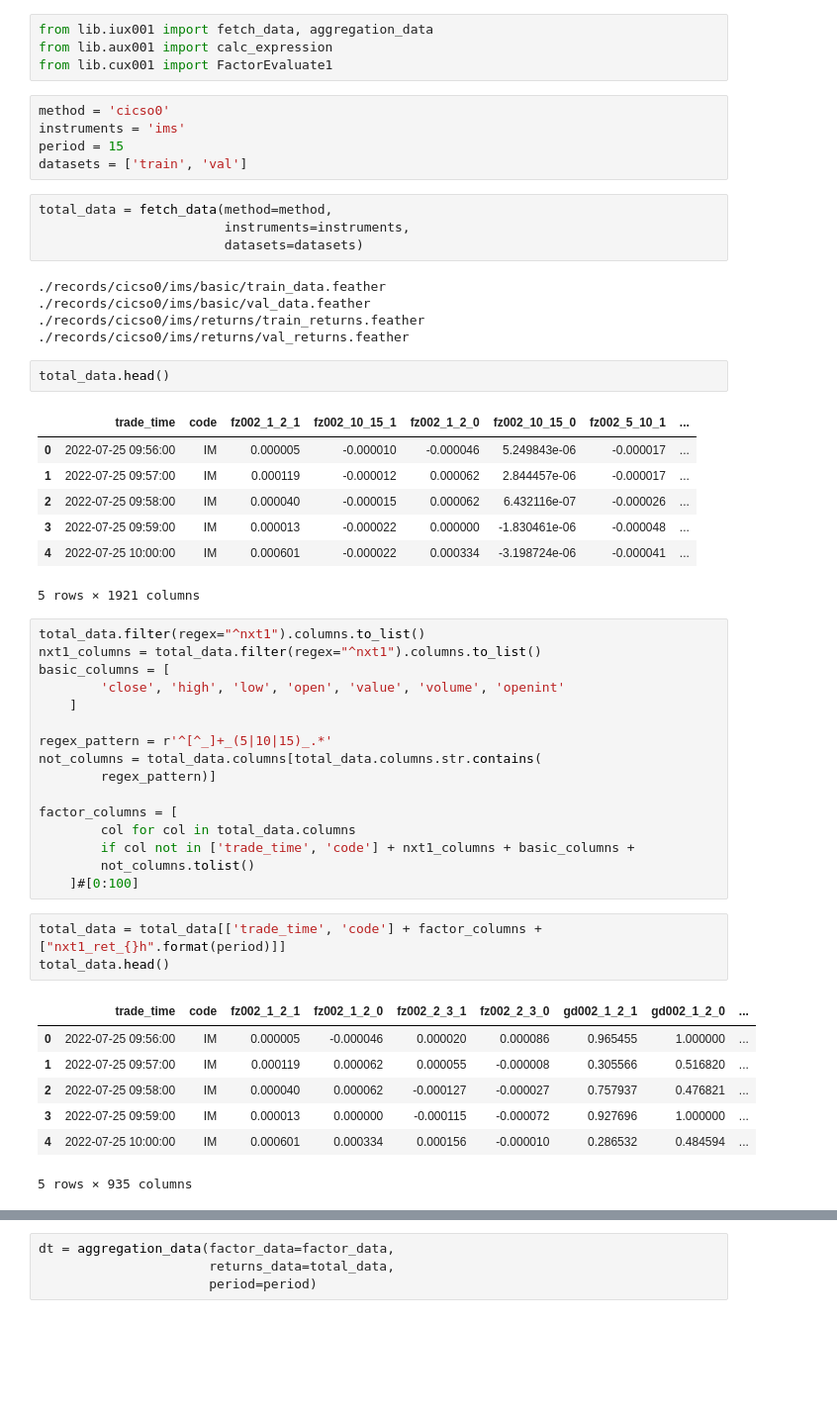
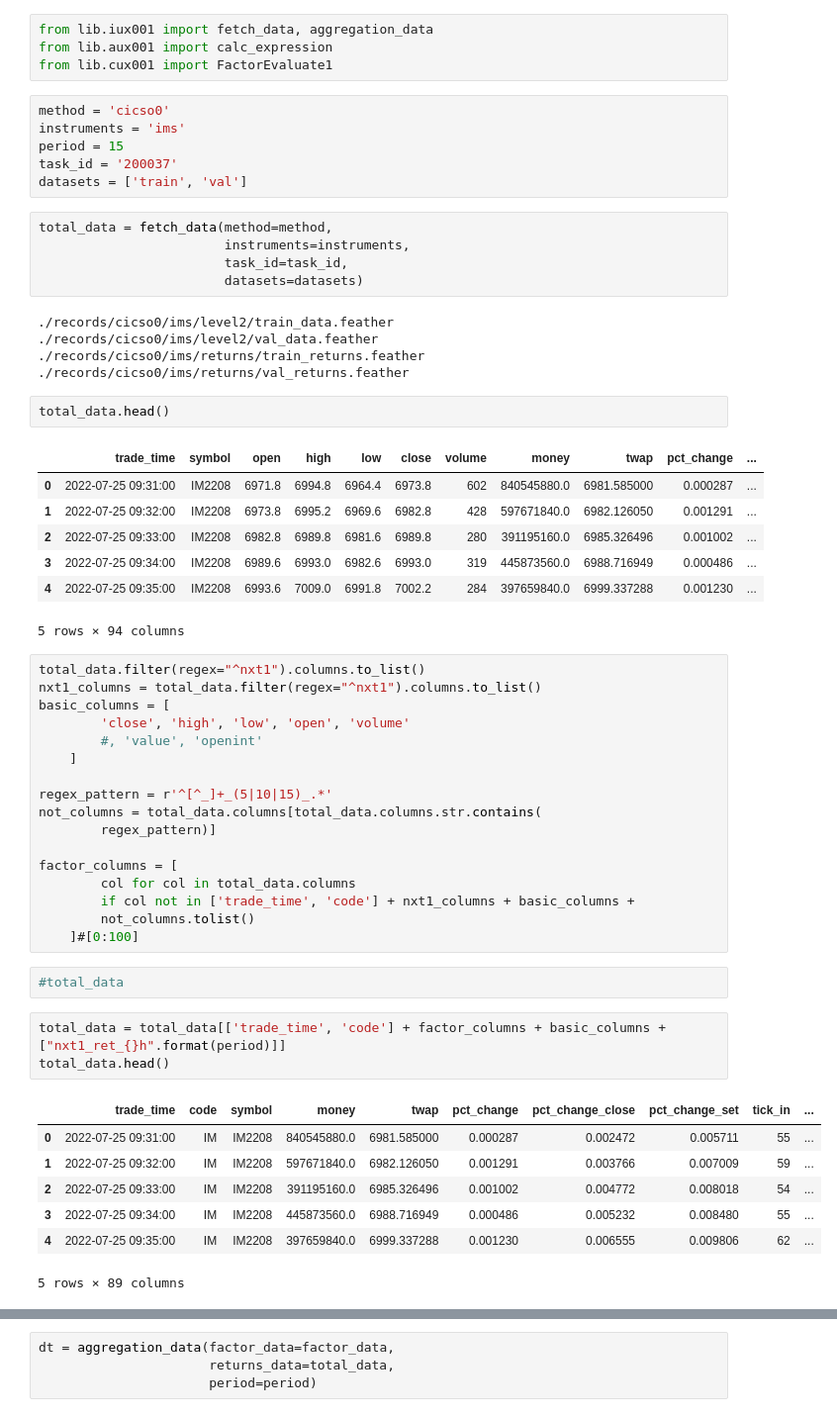
Before and after one commit to flaght/Chrono, a Jupyter notebook: genuis/mizar/20.1.1.公式化因子绩效.ipynb, the cells around one changed output, grey strips where cells are left out. Shown: that part at 99% size. Cells and saved outputs as stored; diff of their text form; blank space fills up the shorter version.

```diff
--- a/genuis/mizar/20.1.1.公式化因子绩效.ipynb
+++ b/genuis/mizar/20.1.1.公式化因子绩效.ipynb
@@ -14,31 +14,34 @@ from lib.cux001 import FactorEvaluate1
 method = 'cicso0'
 instruments = 'ims'
 period = 15
+task_id = '200037'
 datasets = ['train', 'val']
 # %%
 total_data = fetch_data(method=method,
                         instruments=instruments,
+                        task_id=task_id,
                         datasets=datasets)
 # %% [output]
-./records/cicso0/ims/basic/train_data.feather
-./records/cicso0/ims/basic/val_data.feather
+./records/cicso0/ims/level2/train_data.feather
+./records/cicso0/ims/level2/val_data.feather
 ./records/cicso0/ims/returns/train_returns.feather
 ./records/cicso0/ims/returns/val_returns.feather
 # %%
 total_data.head()
 # %% [output]
-|  | trade_time | code | fz002_1_2_1 | fz002_10_15_1 | fz002_1_2_0 | fz002_10_15_0 | fz002_5_10_1 | ... |
-| 0 | 2022-07-25 09:56:00 | IM | 0.000005 | -0.000010 | -0.000046 | 5.249843e-06 | -0.000017 | ... |
-| 1 | 2022-07-25 09:57:00 | IM | 0.000119 | -0.000012 | 0.000062 | 2.844457e-06 | -0.000017 | ... |
-| 2 | 2022-07-25 09:58:00 | IM | 0.000040 | -0.000015 | 0.000062 | 6.432116e-07 | -0.000026 | ... |
-| 3 | 2022-07-25 09:59:00 | IM | 0.000013 | -0.000022 | 0.000000 | -1.830461e-06 | -0.000048 | ... |
-| 4 | 2022-07-25 10:00:00 | IM | 0.000601 | -0.000022 | 0.000334 | -3.198724e-06 | -0.000041 | ... |
+|  | trade_time | symbol | open | high | low | close | volume | money | twap | pct_change | ... |
+| 0 | 2022-07-25 09:31:00 | IM2208 | 6971.8 | 6994.8 | 6964.4 | 6973.8 | 602 | 840545880.0 | 6981.585000 | 0.000287 | ... |
+| 1 | 2022-07-25 09:32:00 | IM2208 | 6973.8 | 6995.2 | 6969.6 | 6982.8 | 428 | 597671840.0 | 6982.126050 | 0.001291 | ... |
+| 2 | 2022-07-25 09:33:00 | IM2208 | 6982.8 | 6989.8 | 6981.6 | 6989.8 | 280 | 391195160.0 | 6985.326496 | 0.001002 | ... |
+| 3 | 2022-07-25 09:34:00 | IM2208 | 6989.6 | 6993.0 | 6982.6 | 6993.0 | 319 | 445873560.0 | 6988.716949 | 0.000486 | ... |
+| 4 | 2022-07-25 09:35:00 | IM2208 | 6993.6 | 7009.0 | 6991.8 | 7002.2 | 284 | 397659840.0 | 6999.337288 | 0.001230 | ... |
-5 rows × 1921 columns
+5 rows × 94 columns
 # %%
 total_data.filter(regex="^nxt1").columns.to_list()
 nxt1_columns = total_data.filter(regex="^nxt1").columns.to_list()
 basic_columns = [
-        'close', 'high', 'low', 'open', 'value', 'volume', 'openint'
+        'close', 'high', 'low', 'open', 'volume'
+        #, 'value', 'openint'
     ]
 
 regex_pattern = r'^[^_]+_(5|10|15)_.*'
@@ -50,14 +53,16 @@ factor_columns = [
         if col not in ['trade_time', 'code'] + nxt1_columns + basic_columns +
         not_columns.tolist()
     ]#[0:100]
+# %%
+#total_data
 # %%
-total_data = total_data[['trade_time', 'code'] + factor_columns + ["nxt1_ret_{}h".format(period)]]
+total_data = total_data[['trade_time', 'code'] + factor_columns + basic_columns + ["nxt1_ret_{}h".format(period)]]
 total_data.head()
 # %% [output]
-|  | trade_time | code | fz002_1_2_1 | fz002_1_2_0 | fz002_2_3_1 | fz002_2_3_0 | gd002_1_2_1 | gd002_1_2_0 | ... |
-| 0 | 2022-07-25 09:56:00 | IM | 0.000005 | -0.000046 | 0.000020 | 0.000086 | 0.965455 | 1.000000 | ... |
-| 1 | 2022-07-25 09:57:00 | IM | 0.000119 | 0.000062 | 0.000055 | -0.000008 | 0.305566 | 0.516820 | ... |
-| 2 | 2022-07-25 09:58:00 | IM | 0.000040 | 0.000062 | -0.000127 | -0.000027 | 0.757937 | 0.476821 | ... |
-| 3 | 2022-07-25 09:59:00 | IM | 0.000013 | 0.000000 | -0.000115 | -0.000072 | 0.927696 | 1.000000 | ... |
-| 4 | 2022-07-25 10:00:00 | IM | 0.000601 | 0.000334 | 0.000156 | -0.000010 | 0.286532 | 0.484594 | ... |
+|  | trade_time | code | symbol | money | twap | pct_change | pct_change_close | pct_change_set | tick_in | ... |
+| 0 | 2022-07-25 09:31:00 | IM | IM2208 | 840545880.0 | 6981.585000 | 0.000287 | 0.002472 | 0.005711 | 55 | ... |
+| 1 | 2022-07-25 09:32:00 | IM | IM2208 | 597671840.0 | 6982.126050 | 0.001291 | 0.003766 | 0.007009 | 59 | ... |
+| 2 | 2022-07-25 09:33:00 | IM | IM2208 | 391195160.0 | 6985.326496 | 0.001002 | 0.004772 | 0.008018 | 54 | ... |
+| 3 | 2022-07-25 09:34:00 | IM | IM2208 | 445873560.0 | 6988.716949 | 0.000486 | 0.005232 | 0.008480 | 55 | ... |
+| 4 | 2022-07-25 09:35:00 | IM | IM2208 | 397659840.0 | 6999.337288 | 0.001230 | 0.006555 | 0.009806 | 62 | ... |
-5 rows × 935 columns
+5 rows × 89 columns
```
Also changed, not shown: parts of 8 cells of this notebook, 6 other files.
